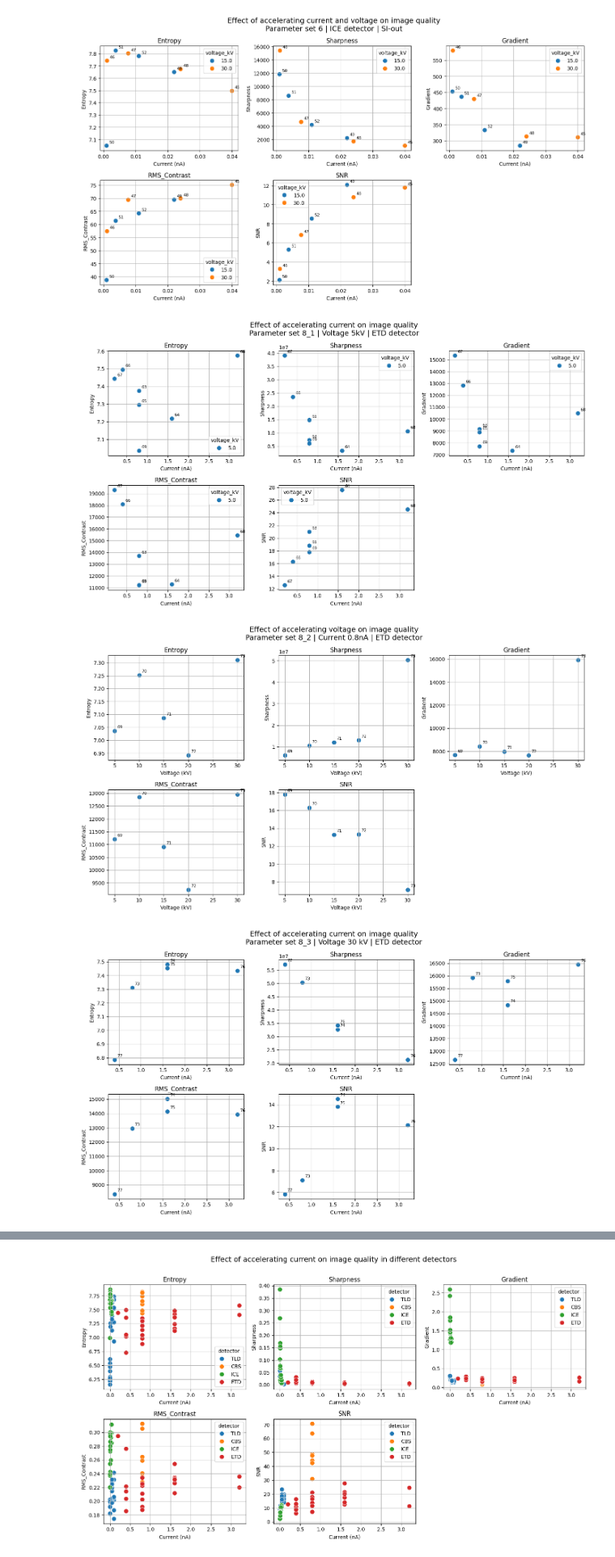
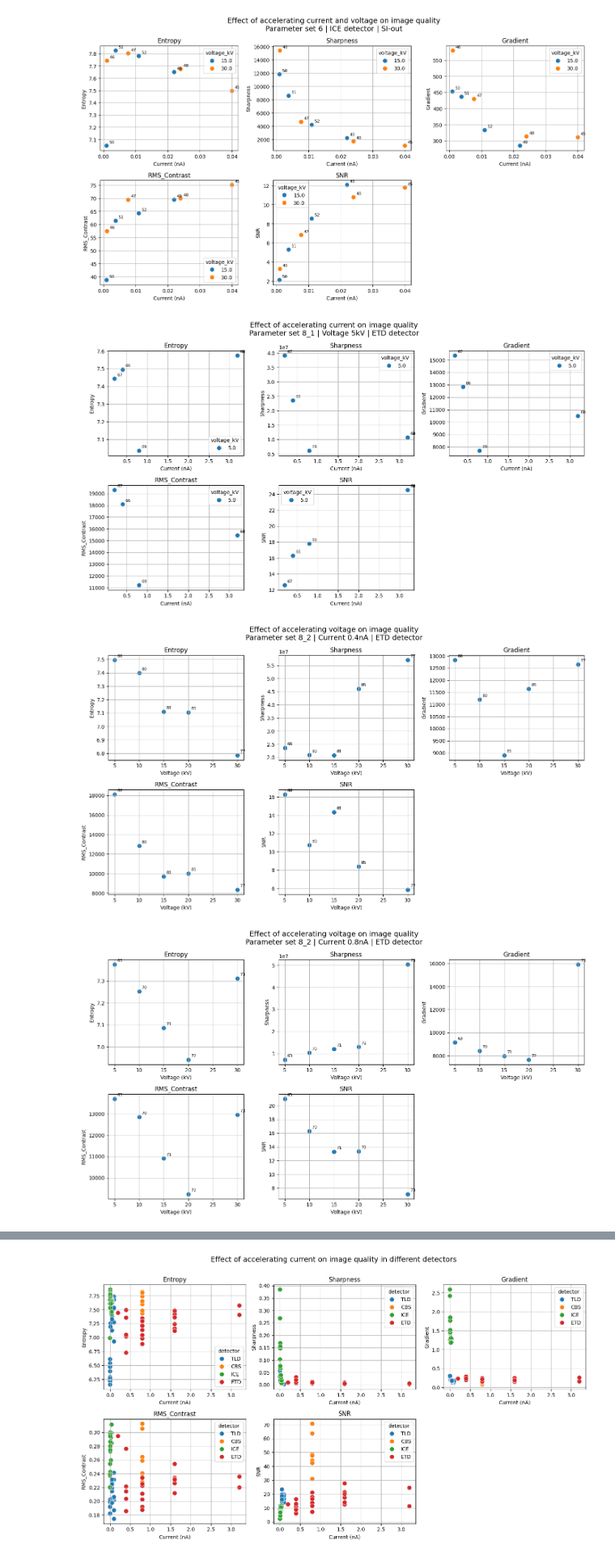
Before and after one commit to royce-cdt/meizeddin_PhD_code, a Jupyter notebook: FIB_SEM_optimization/src/plot_quality.ipynb, the cells around one changed output, grey strips where cells are left out. Shown at 81% size. Cells and saved outputs as stored; diff of their text form; code cells hidden in the pictures.

```diff
--- a/FIB_SEM_optimization/src/plot_quality.ipynb
+++ b/FIB_SEM_optimization/src/plot_quality.ipynb
@@ -135,7 +136,8 @@ plt.show()
 # Select dataset
 ps2 = results[
     (results["parameter_set"] == 2) &
-    (results["current_nA"] == 0.1)
+    (results["current_nA"] == 0.1) &
+    (~results["image_id"].isin([11, 14, 15, 18]))
 ]
 
 
@@ -280,7 +282,8 @@ plt.show()
 # %%
 # Select dataset
 ps2 = results[
-    (results["parameter_set"] == 2)]
+    (results["parameter_set"] == 2) &
+    (~results["image_id"].isin([11, 14, 15, 18]))]
 
 
 metrics = [
@@ -645,7 +648,7 @@ plt.show()
 # Select dataset
 ps8_1 = results[
     (results["parameter_set"] == 8) &
-    (results["voltage_kV"] == 5)
+    (results["voltage_kV"] == 5) & (results["image_id"].between(66, 69))
 ]
 
 
@@ -715,13 +718,13 @@ plt.tight_layout()
 
 plt.show()
 # %% [output]
-[figure, old version]
+[figure, new version]
 # %%
 # Select dataset
 ps8_2 = results[
     (results["parameter_set"] == 8) &
-    (results["current_nA"] == 0.8) &
-    (results["image_id"].between(69, 73))
+    (results["current_nA"] == 0.4) &
+    (results["voltage_kV"].isin([5, 10, 15, 20, 30]))
 ]
 
 
@@ -781,7 +784,7 @@ axes[-1].axis("off")
 
 fig.suptitle(
     "Effect of accelerating voltage on image quality\n"
-    "Parameter set 8_2 | Current 0.8nA | ETD detector",
+    "Parameter set 8_2 | Current 0.4nA | ETD detector",
     fontsize=14
 )
 
@@ -789,14 +792,14 @@ plt.tight_layout()
 
 plt.show()
 # %% [output]
-[figure, old version]
+[figure, new version]
 # %%
 # Select dataset
 ps8_3 = results[
     (results["parameter_set"] == 8) &
-    (results["voltage_kV"] == 30) &
-    (results["image_id"].between(73, 77))
-]
+    (results["current_nA"] == 0.8) &
+    (results["voltage_kV"].isin([5, 10, 15, 20, 30]))&
+    (~results["image_id"].isin([65, 69, 84]))]
 
 
 metrics = [
@@ -824,7 +827,7 @@ for ax, metric in zip(axes, metrics):
 
     sns.scatterplot(
         data=ps8_3,
-        x="current_nA",
+        x="voltage_kV",
         y=metric,
         ax=ax,
         s=80,
@@ -832,38 +835,38 @@ for ax, metric in zip(axes, metrics):
 
     imageID = 1  # Set to a specific image ID to annotate points, or None to skip annotation
 
     if imageID is not None:
         # ===== ADD THIS PART HERE =====
         for _, row in ps8_3.iterrows():
             ax.annotate(
                 row["image_id"],                  # label text
-                (row["current_nA"], row[metric]), # point location
+                (row["voltage_kV"], row[metric]), # point location
                 xytext=(5, 5),                    # offset from point
                 textcoords="offset points",
                 fontsize=8
             )
         # ==============================
 
     ax.set_title(metric)
-    ax.set_xlabel("Current (nA)")
+    ax.set_xlabel("Voltage (kV)")
     ax.grid(True)
 
 
 # Remove unused sixth plot
 axes[-1].axis("off")
 
 
 fig.suptitle(
-    "Effect of accelerating current on image quality\n"
-    "Parameter set 8_3 | Voltage 30 kV | ETD detector",
+    "Effect of accelerating voltage on image quality\n"
+    "Parameter set 8_2 | Current 0.8nA | ETD detector",
     fontsize=14
 )
 
 plt.tight_layout()
 
 plt.show()
 # %% [output]
-[figure, old version]
+[figure, new version]
 # %%
 # Select dataset
 ps8_4 = results[
```
Also changed, not shown: parts of 7 cells of this notebook, 15 other files.
